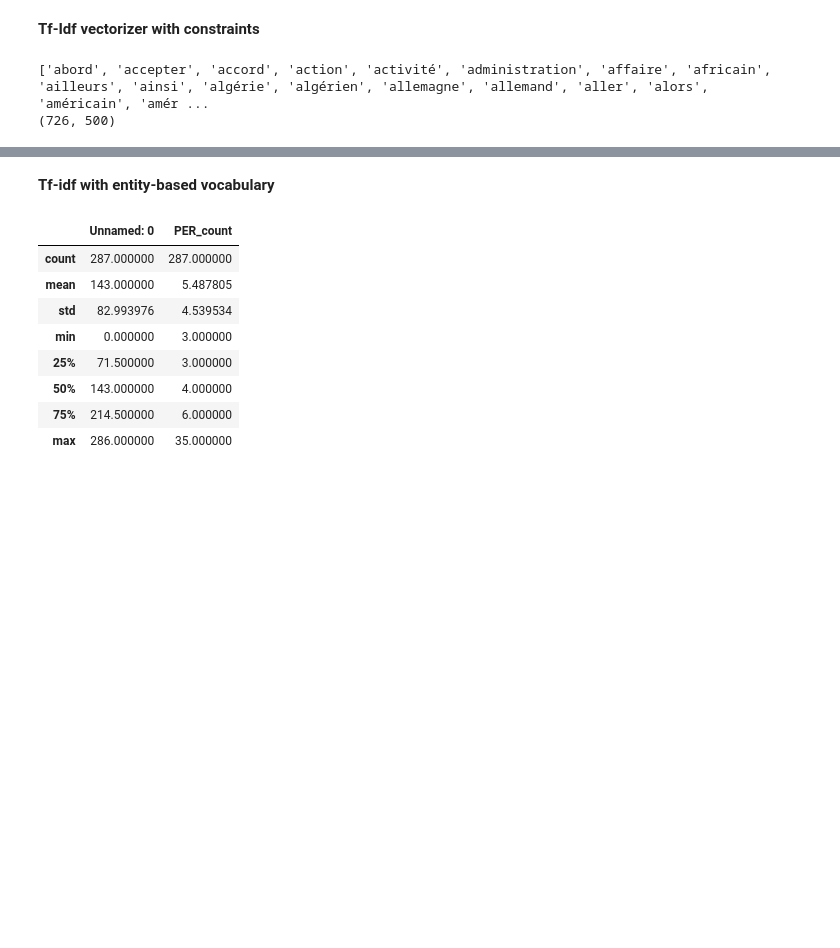
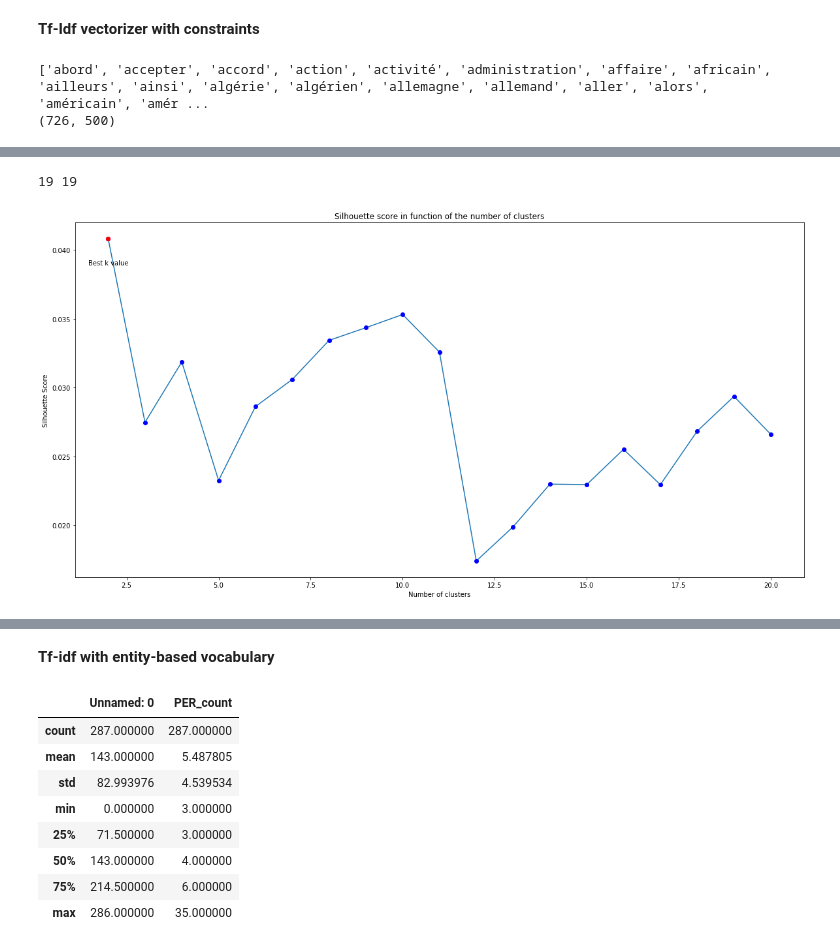
Before and after one commit to ldelille/nlp-archives, a Jupyter notebook: 02_TopicModeling.ipynb, the cells around one changed output, grey strips where cells are left out. Drawn from its saved outputs; the diff is of its cells as text; code cells hidden in the pictures; blank space fills up the shorter version.

Commit message:
added k-means clustering

```diff
--- a/02_TopicModeling.ipynb
+++ b/02_TopicModeling.ipynb
@@ -145,9 +145,10 @@ my_fr_stop=fr_stop.union({'un' ,'deux','trois','quatre','cinq','six','sept','hui
                           'onze', 'douze', 'treize','quatorze', 'quinze', 'seize',
                           'vingt', 'trente', 'quarante', 'cinquante','soixante','cent'}, fr_stop)
 #v2 : conj + det + verbs
-my_fr_stop=fr_stop.union({'comme', 'ce', 'celui', 'cette', 'cet', 'celui-là', 'celui-ci',
+my_fr_stop=fr_stop.union({'ce', 'celui', 'cette', 'cet', 'celui-là', 'celui-ci',
                           'le', 'la', 'les', 'de', 'des', 'du',
                           'mais', 'où', 'et', 'donc', 'or', 'ni', 'car', 'depuis', 'quand', 'que', 'qui', 'quoi',
+                          'ainsi', 'alors', 'avant', 'après', 'comme',
                           'être', 'avoir', 'faire',
                           'autre'})
 
@@ -467,0 +473,32 @@ print(X.shape)
+# %%
+from sklearn.cluster import KMeans
+#from sklearn.metrics import adjusted_rand_score(labels_true, labels_pred)
+from sklearn.metrics import silhouette_score
+
+# training
+k_scores=[]
+for k in range(2, 21):
+    k_model = KMeans(n_clusters=k, init='k-means++', max_iter=100, n_init=1, random_state=2905,)
+    k_labels = k_model.fit_predict(X)
+    score = silhouette_score(X, k_labels,metric='cosine', sample_size=None)
+    k_scores.append(score)
+# %%
+# visualize
+plt.figure(figsize=(20,10))
+x_val = [k for k in range(2,21)]
+y_val = k_scores
+plt.plot(x_val,y_val)
+plt.plot(x_val,y_val,'ob')
+plt.plot(x_val[np.argmax(y_val)], np.max(y_val), 'or')
+plt.annotate("Best k value",
+             (x_val[np.argmax(y_val)], np.max(y_val)),
+             textcoords="offset points",
+             xytext=(0,-40),
+             ha='center')
+plt.xlabel('Number of clusters')
+plt.ylabel('Silhouette Score')
+plt.title('Silhouette score in function of the number of clusters')
+plt.show()
+# %% [output]
+19 19
+[figure, added]
```
Also changed, not shown: parts of 7 cells of this notebook.
